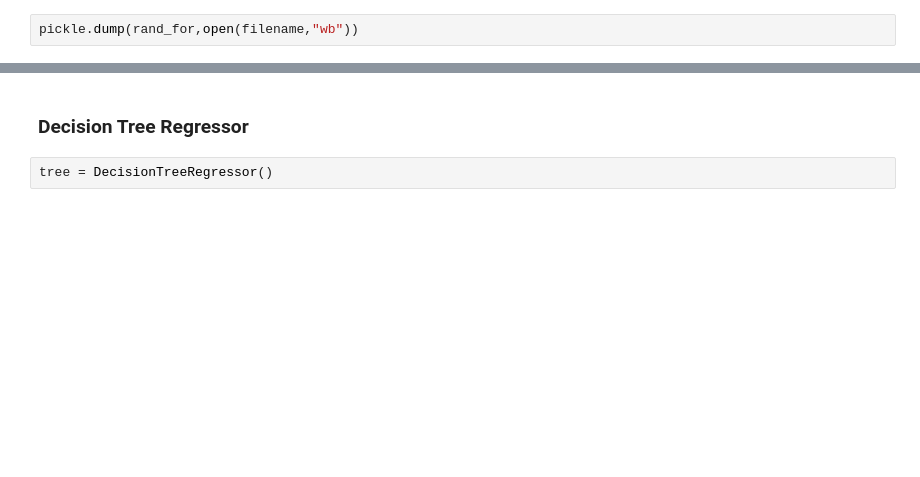
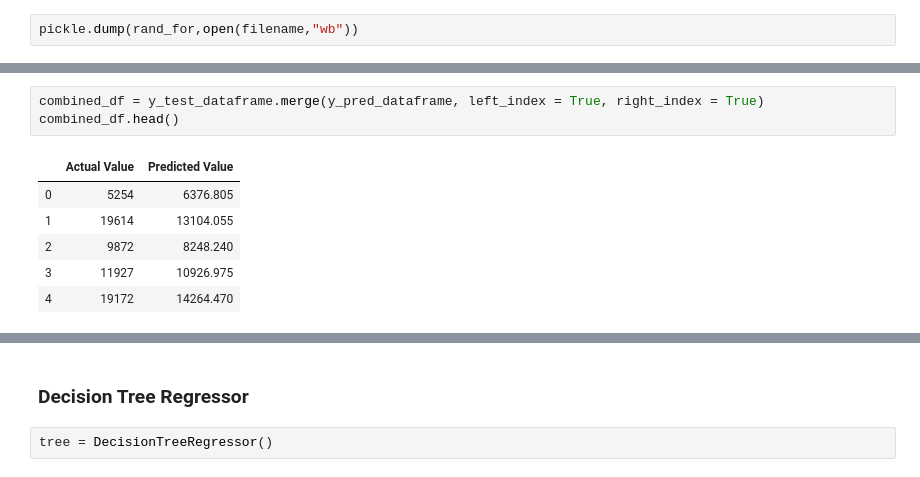
Before and after one commit to joseh4/Predicting_Black_Friday_Shopping_Purcahses, a Jupyter notebook: modeling_with_PCA_and_scaling.ipynb, the cells around one changed output, grey strips where cells are left out. Drawn from its saved outputs; the diff is of its cells as text; blank space fills up the shorter version.

```diff
--- a/modeling_with_PCA_and_scaling.ipynb
+++ b/modeling_with_PCA_and_scaling.ipynb
@@ -317,0 +343,10 @@ list(y_pred)[:10]
+# %%
+combined_df = y_test_dataframe.merge(y_pred_dataframe, left_index = True, right_index = True)
+combined_df.head()
+# %% [output]
+|  | Actual Value | Predicted Value |
+| 0 | 5254 | 6376.805 |
+| 1 | 19614 | 13104.055 |
+| 2 | 9872 | 8248.240 |
+| 3 | 11927 | 10926.975 |
+| 4 | 19172 | 14264.470 |
```
Also changed, not shown: parts of 29 cells of this notebook.
